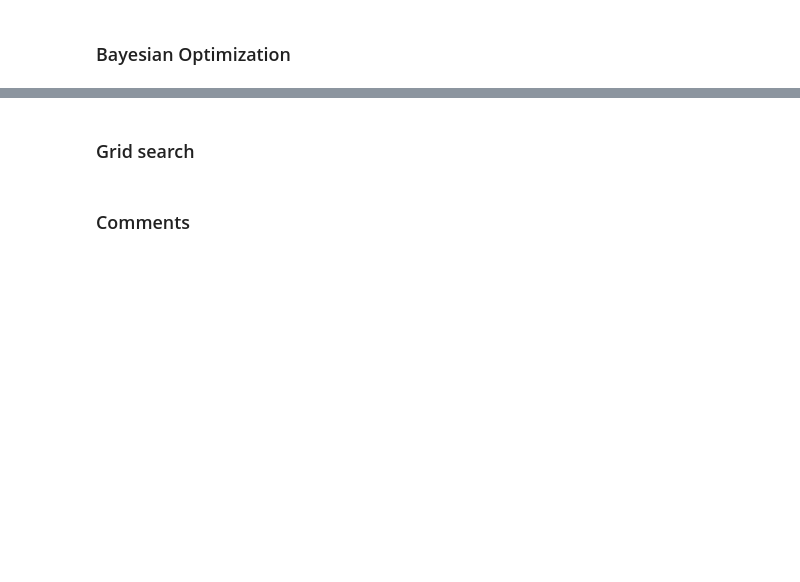
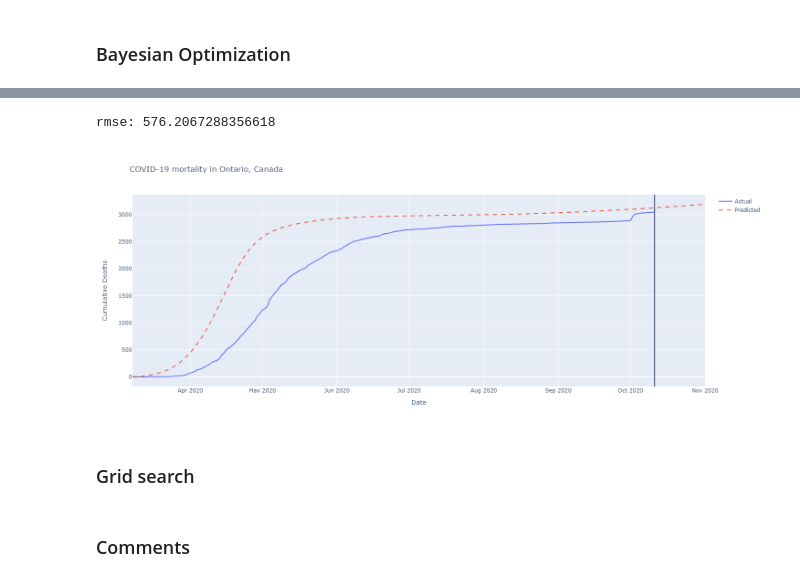
Before and after one commit to Quang-Vinh/yyg-seir-simulator, a Jupyter notebook: notebooks/seir-model.ipynb, the cells around one changed output, grey strips where cells are left out. Saved outputs shown, nothing was run; the diff lists cells and outputs as text; code cells hidden in the pictures; blank space fills up the shorter version.

Commit message:
Add bayesian optimization parameter estimation

```diff
--- a/notebooks/seir-model.ipynb
+++ b/notebooks/seir-model.ipynb
@@ -260,3 +313,25 @@ plot_predictions(mortality_pred)
+# %%
+# Initialize parameplot_predictionsfor region_model using estimated params
+max_params = optimizer.max["params"]
+params_dict["INITIAL_R_0"] = max_params["initial_r_0"]
+params_dict["LOCKDOWN_R_0"] = max_params["lockdown_r_0"]
+params_dict["MORTALITY_RATE"] = max_params["mortality_rate"]
+params_dict["DAILY_IMPORTS"] = max_params["daily_imports"]
+
+params_tups = tuple(params_dict.items())
+region_model.init_params(params_tups)
+
+# Run simulation and calculate loss
+mortality_pred = predict(region_model, mortality_ontario)
+rmse = -optimizer.max["target"]
+print(f"rmse: {rmse}")
+# %% [output]
+rmse: 576.2067288356618
+# %%
+# Plot results
+plot_predictions(mortality_pred)
+# %% [output]
+[figure, added]
 # %% [markdown]
 ### Grid search
 # %%
```
Also changed, not shown: parts of 8 cells of this notebook.
